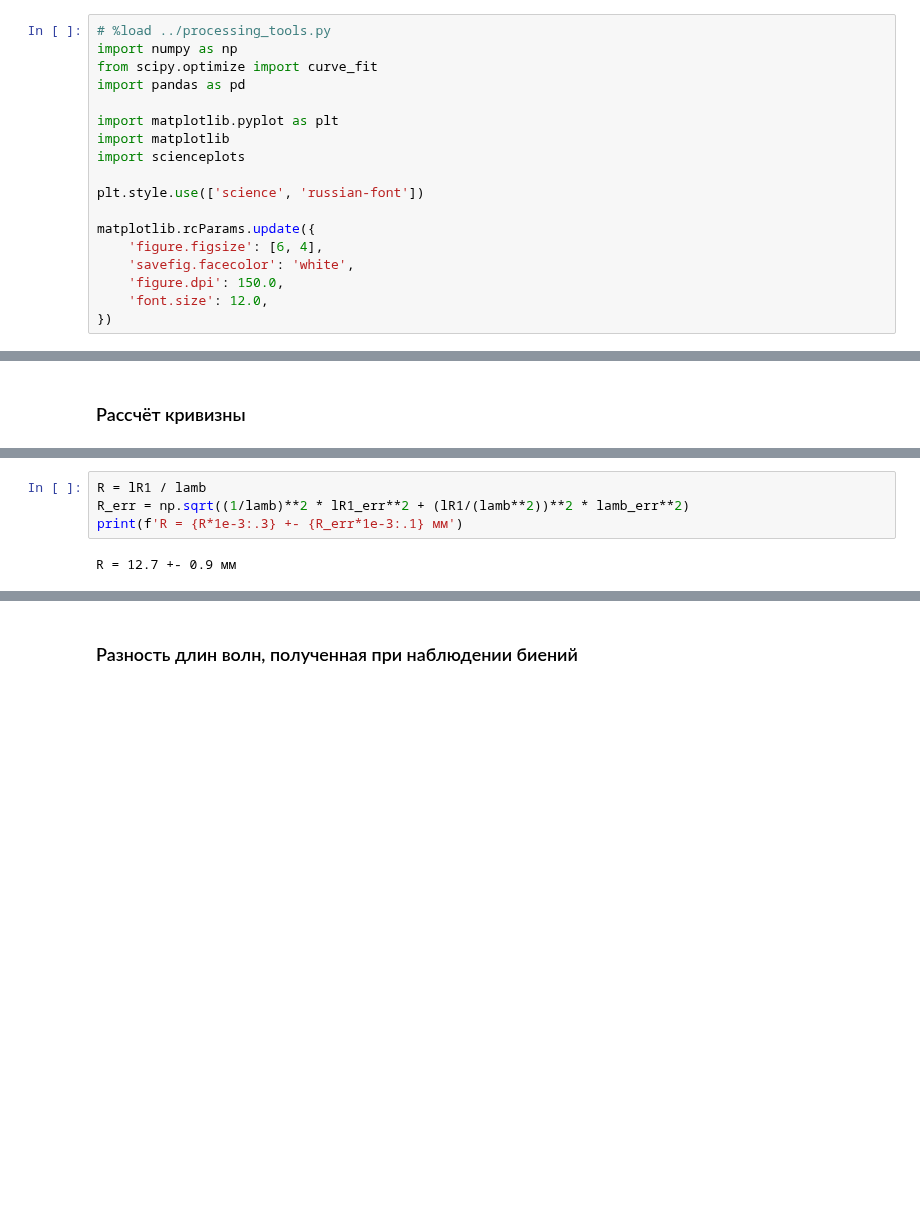
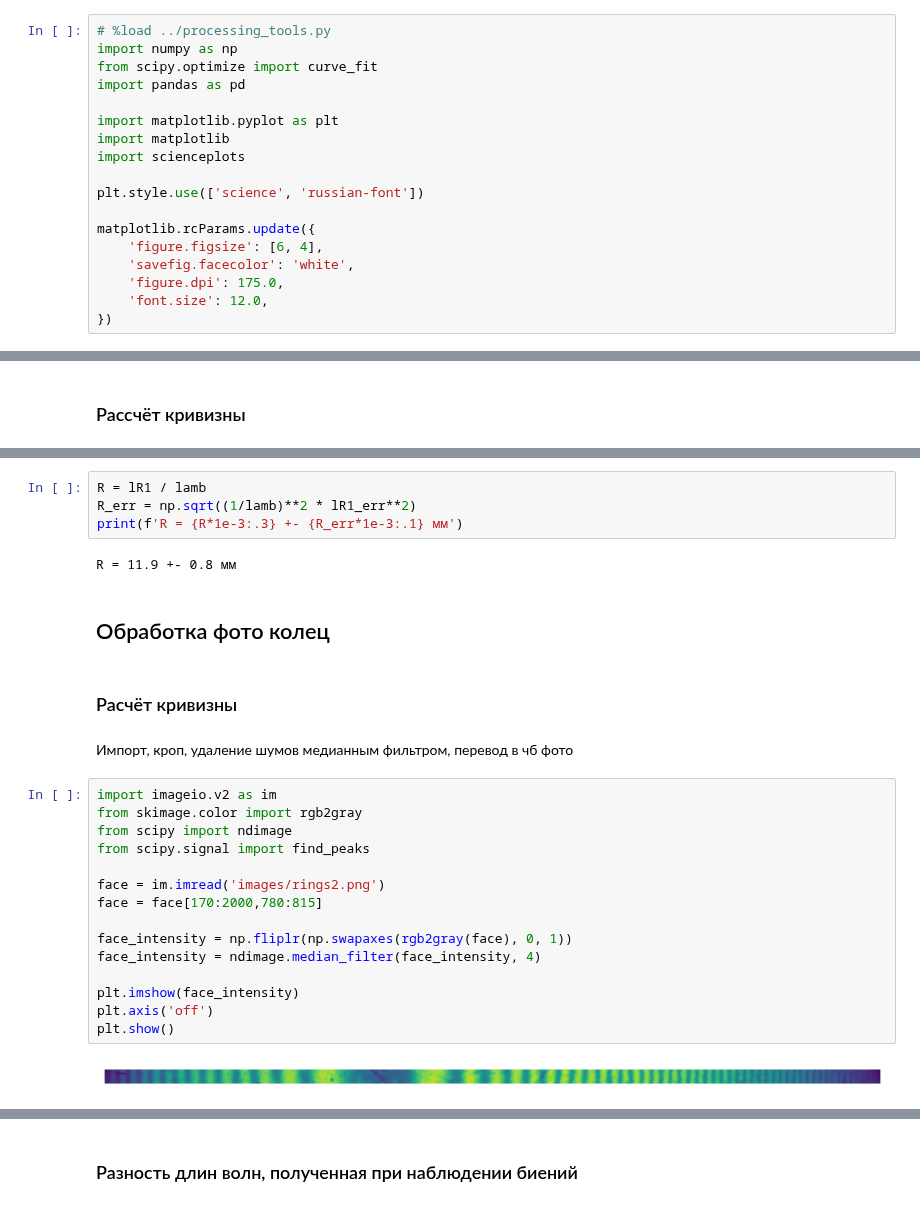
Before and after one commit to gleblug/experiment-automation, a Jupyter notebook: 4.2.1-hewton-rings/measurements.ipynb, the cells around one changed output, grey strips where cells are left out. Drawn from its saved outputs; the diff is of its cells as text; blank space fills up the shorter version.

```diff
--- a/4.2.1-hewton-rings/measurements.ipynb
+++ b/4.2.1-hewton-rings/measurements.ipynb
@@ -13,6 +15,6 @@ plt.style.use(['science', 'russian-font'])
 matplotlib.rcParams.update({
     'figure.figsize': [6, 4],
     'savefig.facecolor': 'white',
-    'figure.dpi': 150.0,
+    'figure.dpi': 175.0,
     'font.size': 12.0,
 })
@@ -82,6 +85,29 @@ $R = k / \lambda\\
-# %%
-R = lR1 / lamb
-R_err = np.sqrt((1/lamb)**2 * lR1_err**2 + (lR1/(lamb**2))**2 * lamb_err**2)
-print(f'R = {R*1e-3:.3} +- {R_err*1e-3:.1} мм')
-# %% [output]
-R = 12.7 +- 0.9 мм
+# %%
+R = lR1 / lamb
+R_err = np.sqrt((1/lamb)**2 * lR1_err**2)
+print(f'R = {R*1e-3:.3} +- {R_err*1e-3:.1} мм')
+# %% [output]
+R = 11.9 +- 0.8 мм
+# %% [markdown]
+## Обработка фото колец
+# %% [markdown]
+### Расчёт кривизны
+# %% [markdown]
+Импорт, кроп, удаление шумов медианным фильтром, перевод в чб фото
+# %%
+import imageio.v2 as im
+from skimage.color import rgb2gray
+from scipy import ndimage
+from scipy.signal import find_peaks
+
+face = im.imread('images/rings2.png')
+face = face[170:2000,780:815]
+
+face_intensity = np.fliplr(np.swapaxes(rgb2gray(face), 0, 1))
+face_intensity = ndimage.median_filter(face_intensity, 4)
+
+plt.imshow(face_intensity)
+plt.axis('off')
+plt.show()
+# %% [output]
+[figure, added]
```
Also changed, not shown: parts of 21 cells of this notebook, 8 other files.
